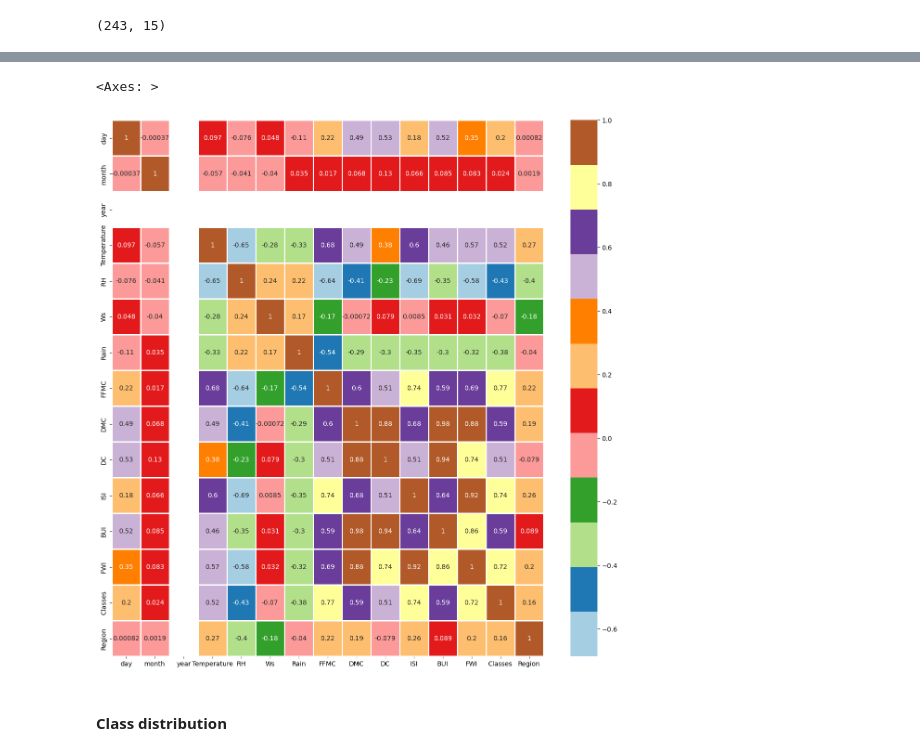
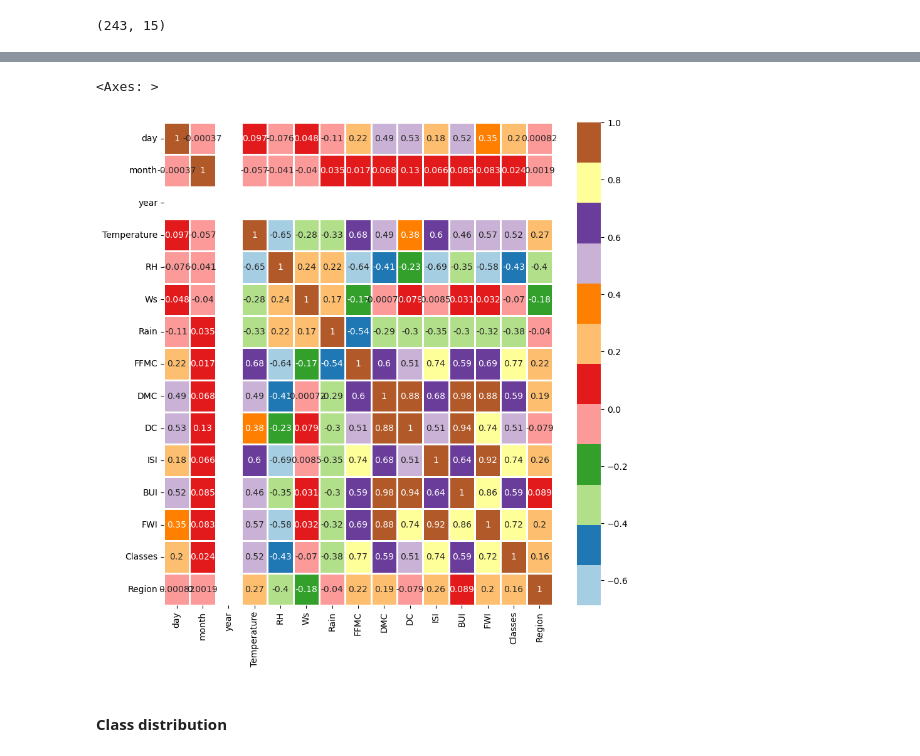
Before and after one commit to inessilv/IART-Project-2, a Jupyter notebook: Assignment2.ipynb, the cells around one changed output, grey strips where cells are left out. Cells and saved outputs as stored; diff of their text form; code cells hidden in the pictures.

```diff
--- a/Assignment2.ipynb
+++ b/Assignment2.ipynb
@@ -252,11 +247,11 @@ df.corr()
 | Classes | 0.202840 | 0.024004 | NaN | 0.516015 | -0.432161 | -0.069964 | -0.379097 | 0.769492 | 0.585658 | 0.511123 | 0.735197 | ... |
 | Region | 0.000821 | 0.001857 | NaN | 0.269555 | -0.402682 | -0.181160 | -0.040013 | 0.222241 | 0.192089 | -0.078734 | 0.263197 | ... |
 # %%
-plt.figure(figsize=(15,15))
+plt.figure(figsize=(10,10))
 sns.heatmap(df.corr(),linewidths=2,annot= True,cmap = "Paired")
 # %% [output]
 <Axes: >
-[figure, old version]
+[figure, new version]
 # %% [markdown]
 #### Class distribution
 # %%
```
Also changed, not shown: parts of 22 cells of this notebook.
